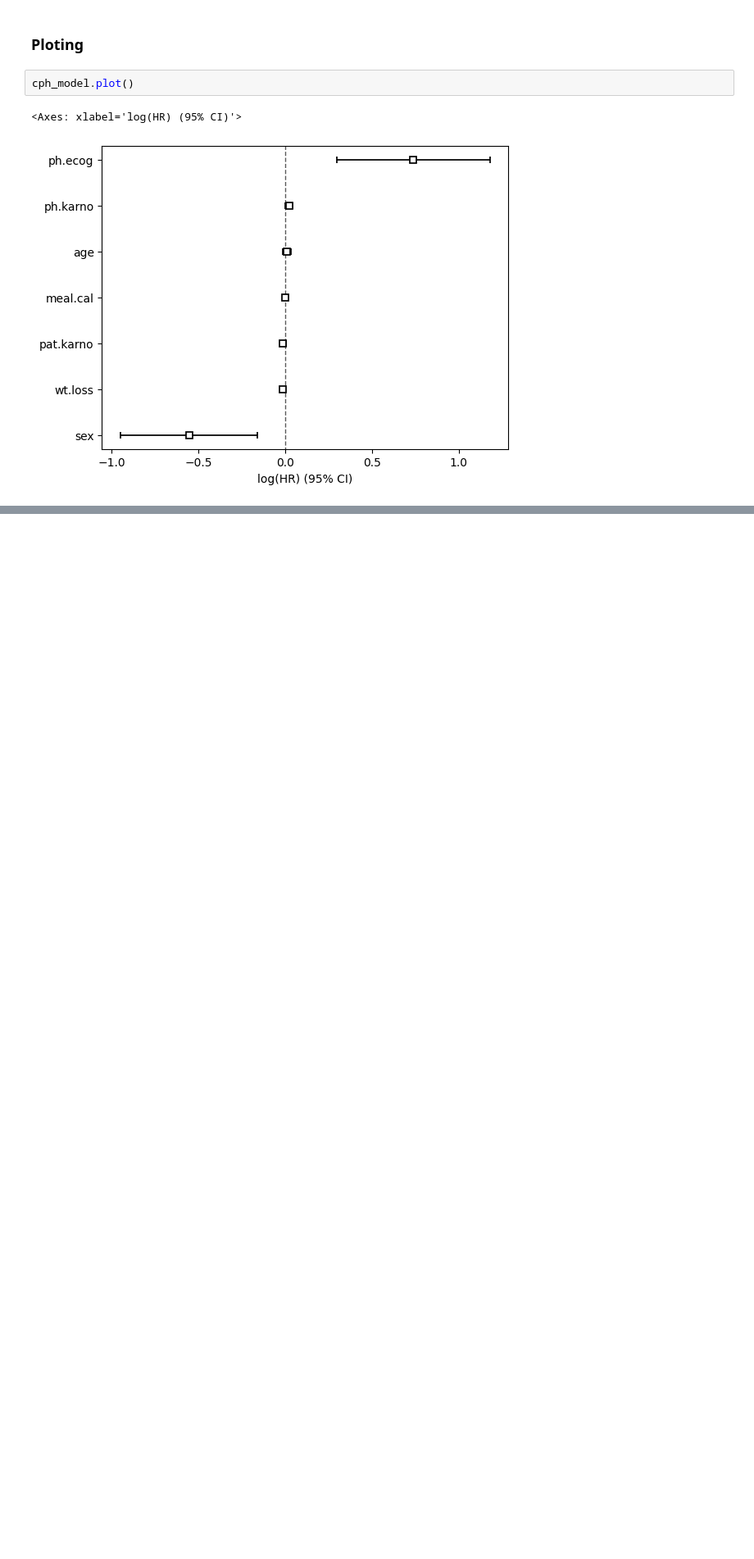
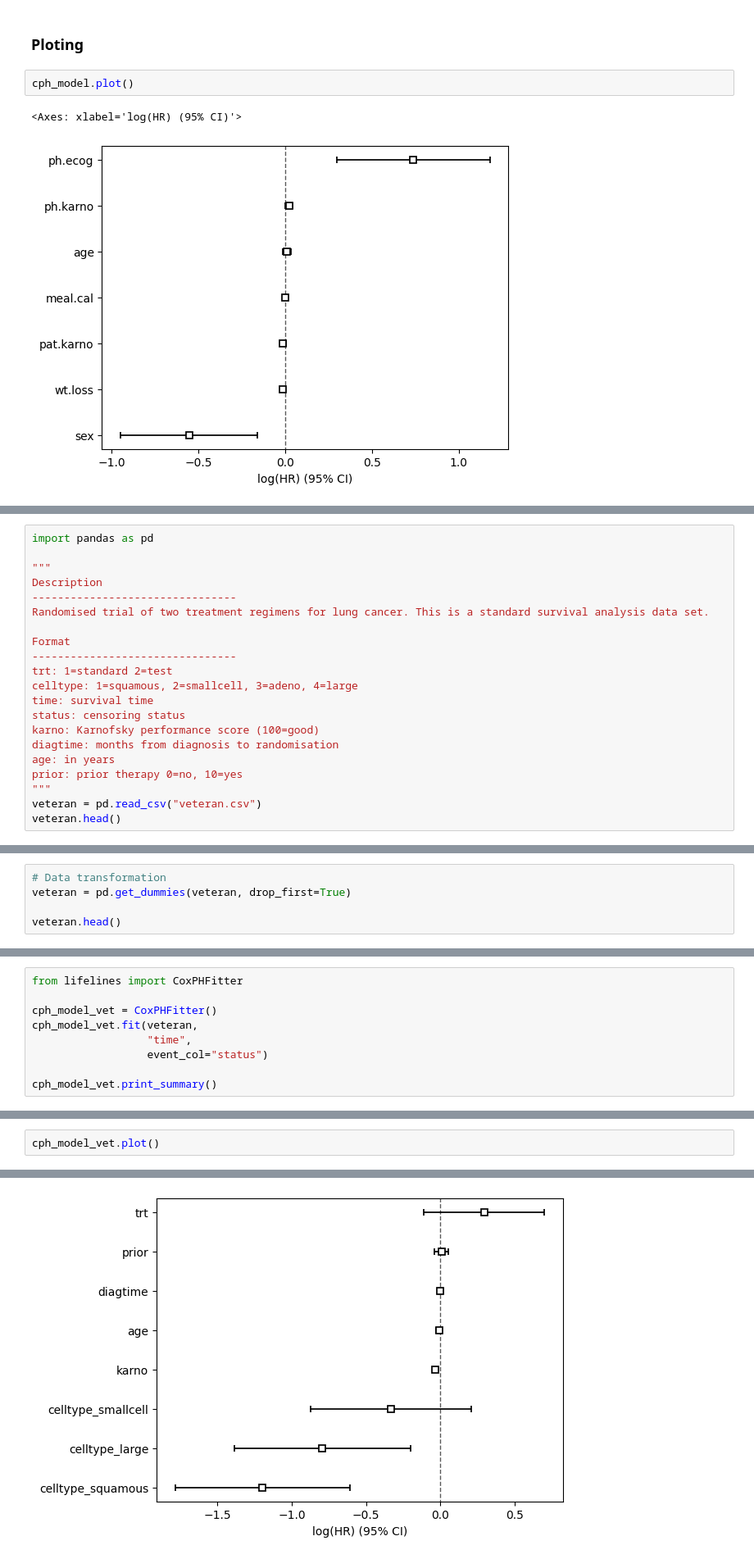
Before and after one commit to wreza1987/Data-Mining-for-Business-Analytics, a Jupyter notebook: 2 - Cox Proportional Hazard Regression/Cox Propotional Hazarad.ipynb, the cells around one changed output, grey strips where cells are left out. Shown at 82% size. Drawn from its saved outputs; the diff is of its cells as text; blank space fills up the shorter version.

```diff
--- a/2 - Cox Proportional Hazard Regression/Cox Propotional Hazarad.ipynb
+++ b/2 - Cox Proportional Hazard Regression/Cox Propotional Hazarad.ipynb
@@ -95,0 +94,21 @@ cph_model.plot()
+# %%
+import pandas as pd
+
+"""
+Description
+--------------------------------
+Randomised trial of two treatment regimens for lung cancer. This is a standard survival analysis data set.
+
+Format
+--------------------------------
+trt: 1=standard 2=test
+celltype: 1=squamous, 2=smallcell, 3=adeno, 4=large
+time: survival time
+status: censoring status
+karno: Karnofsky performance score (100=good)
+diagtime: months from diagnosis to randomisation
+age: in years
+prior: prior therapy 0=no, 10=yes
+"""
+veteran = pd.read_csv("veteran.csv")
+veteran.head()
@@ -95,0 +140,5 @@ cph_model.plot()
+# %%
+# Data transformation
+veteran = pd.get_dummies(veteran, drop_first=True)
+
+veteran.head()
@@ -95,0 +152,9 @@ cph_model.plot()
+# %%
+from lifelines import CoxPHFitter
+
+cph_model_vet = CoxPHFitter()
+cph_model_vet.fit(veteran,
+                  "time",
+                  event_col="status")
+
+cph_model_vet.print_summary()
@@ -95,0 +183,3 @@ cph_model.plot()
+# %%
+cph_model_vet.plot()
+# %% [output]
@@ -95,0 +187 @@ cph_model.plot()
+[figure, added]
```
Also changed, not shown: parts of 10 cells of this notebook.
